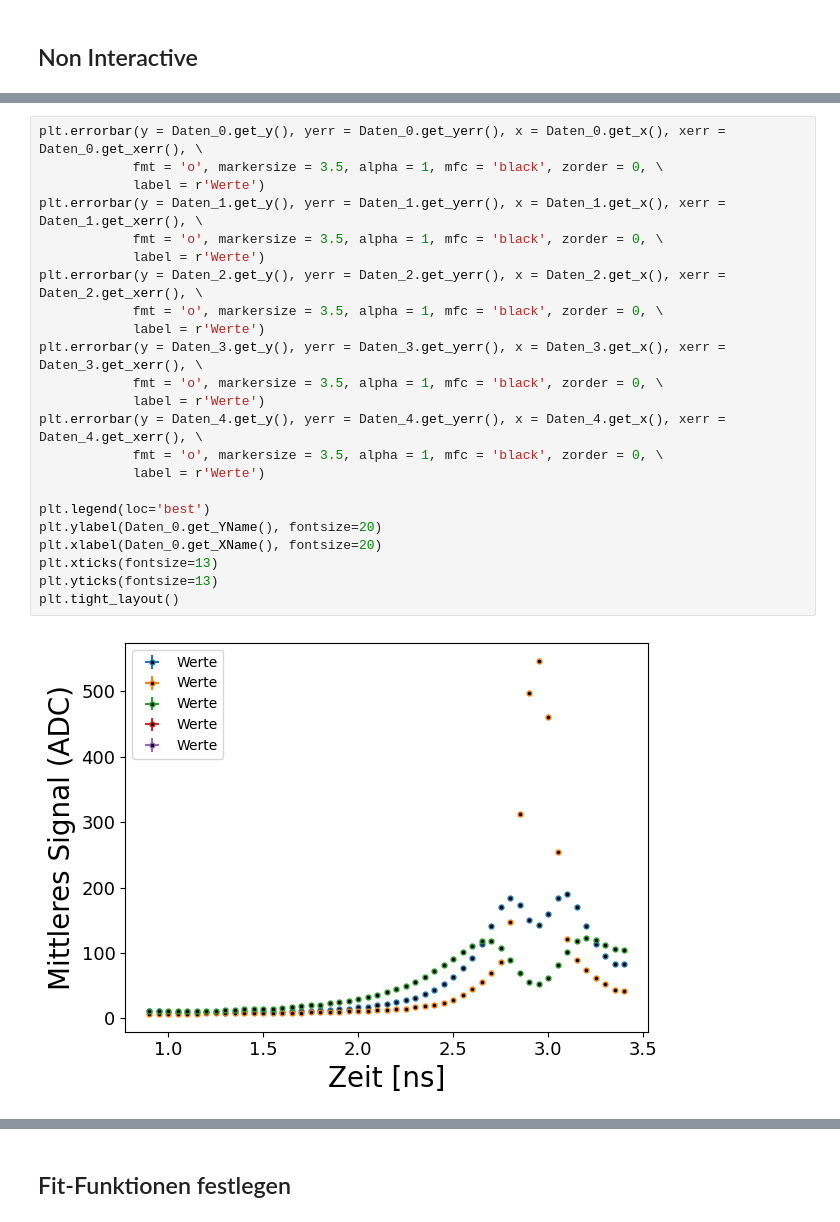
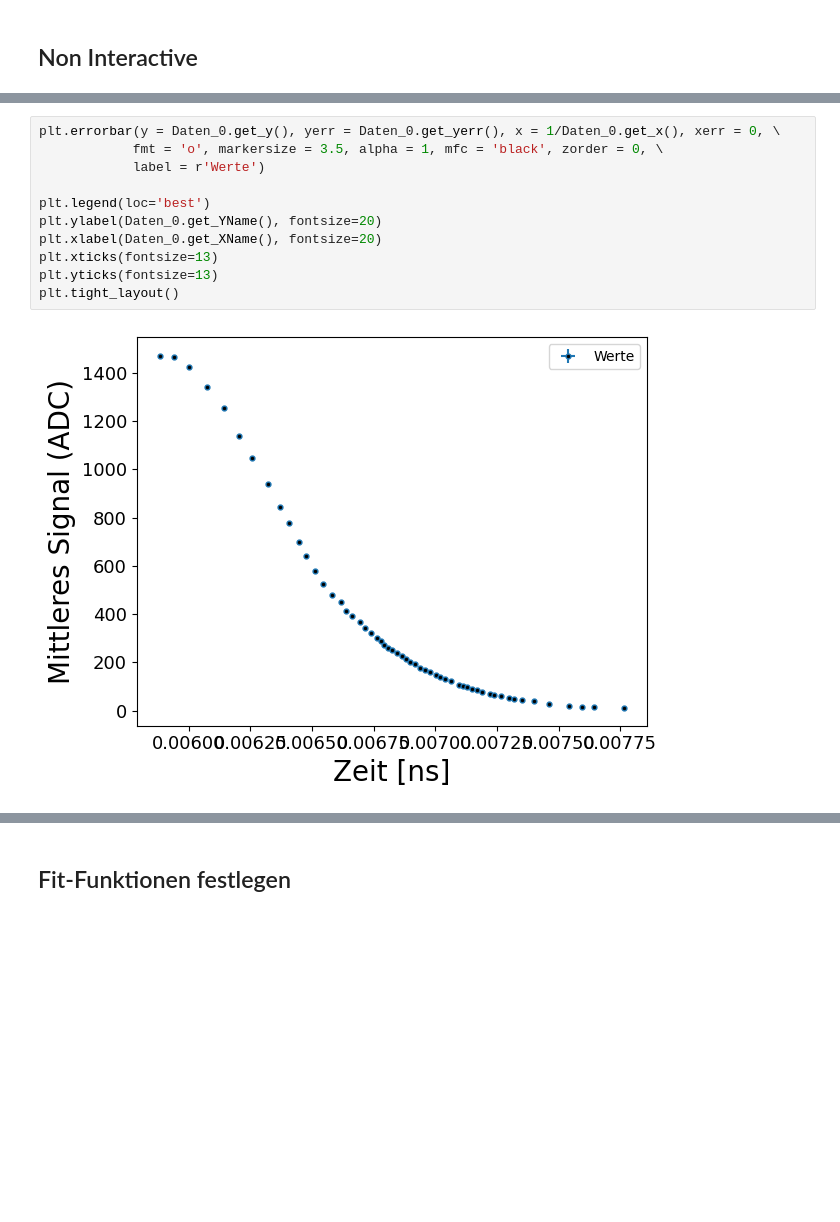
Before and after one commit to TimLockstedt/MP, a Jupyter notebook: FP1/Amps_Cooldown.ipynb, the cells around one changed output, grey strips where cells are left out. Drawn from its saved outputs; the diff is of its cells as text; blank space fills up the shorter version.

```diff
--- a/FP1/Amps_Cooldown.ipynb
+++ b/FP1/Amps_Cooldown.ipynb
@@ -474,28 +413,16 @@ import_Data(Datei="Amps_B0A",
 # %%
-plt.errorbar(y = Daten_0.get_y(), yerr = Daten_0.get_yerr(), x = Daten_0.get_x(), xerr = Daten_0.get_xerr(), \
-            fmt = 'o', markersize = 3.5, alpha = 1, mfc = 'black', zorder = 0, \
-            label = r'Werte')
-plt.errorbar(y = Daten_1.get_y(), yerr = Daten_1.get_yerr(), x = Daten_1.get_x(), xerr = Daten_1.get_xerr(), \
-            fmt = 'o', markersize = 3.5, alpha = 1, mfc = 'black', zorder = 0, \
-            label = r'Werte')
-plt.errorbar(y = Daten_2.get_y(), yerr = Daten_2.get_yerr(), x = Daten_2.get_x(), xerr = Daten_2.get_xerr(), \
-            fmt = 'o', markersize = 3.5, alpha = 1, mfc = 'black', zorder = 0, \
-            label = r'Werte')
-plt.errorbar(y = Daten_3.get_y(), yerr = Daten_3.get_yerr(), x = Daten_3.get_x(), xerr = Daten_3.get_xerr(), \
-            fmt = 'o', markersize = 3.5, alpha = 1, mfc = 'black', zorder = 0, \
-            label = r'Werte')
-plt.errorbar(y = Daten_4.get_y(), yerr = Daten_4.get_yerr(), x = Daten_4.get_x(), xerr = Daten_4.get_xerr(), \
+plt.errorbar(y = Daten_0.get_y(), yerr = Daten_0.get_yerr(), x = 1/Daten_0.get_x(), xerr = 0, \
             fmt = 'o', markersize = 3.5, alpha = 1, mfc = 'black', zorder = 0, \
             label = r'Werte')
 
 plt.legend(loc='best')
 plt.ylabel(Daten_0.get_YName(), fontsize=20)
 plt.xlabel(Daten_0.get_XName(), fontsize=20)
 plt.xticks(fontsize=13)
 plt.yticks(fontsize=13)
 plt.tight_layout()
 # %% [output]
-[figure, old version]
+[figure, new version]
 # %%
 plt.plot(Daten_0.get_y(), Daten_0.get_x())
 plt.plot(Daten_1.get_y(), Daten_1.get_x())
```
Also changed, not shown: parts of 21 cells of this notebook, 23 other files.
